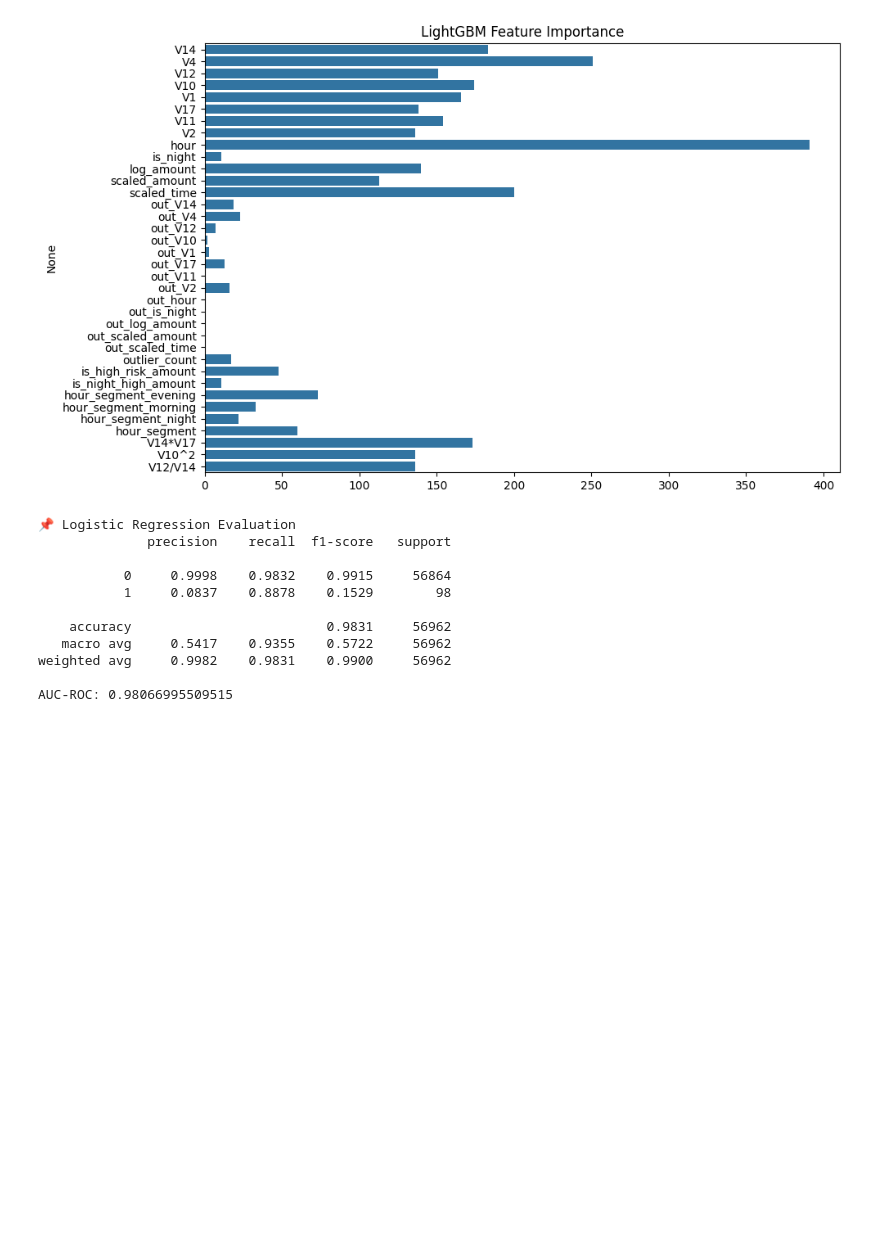
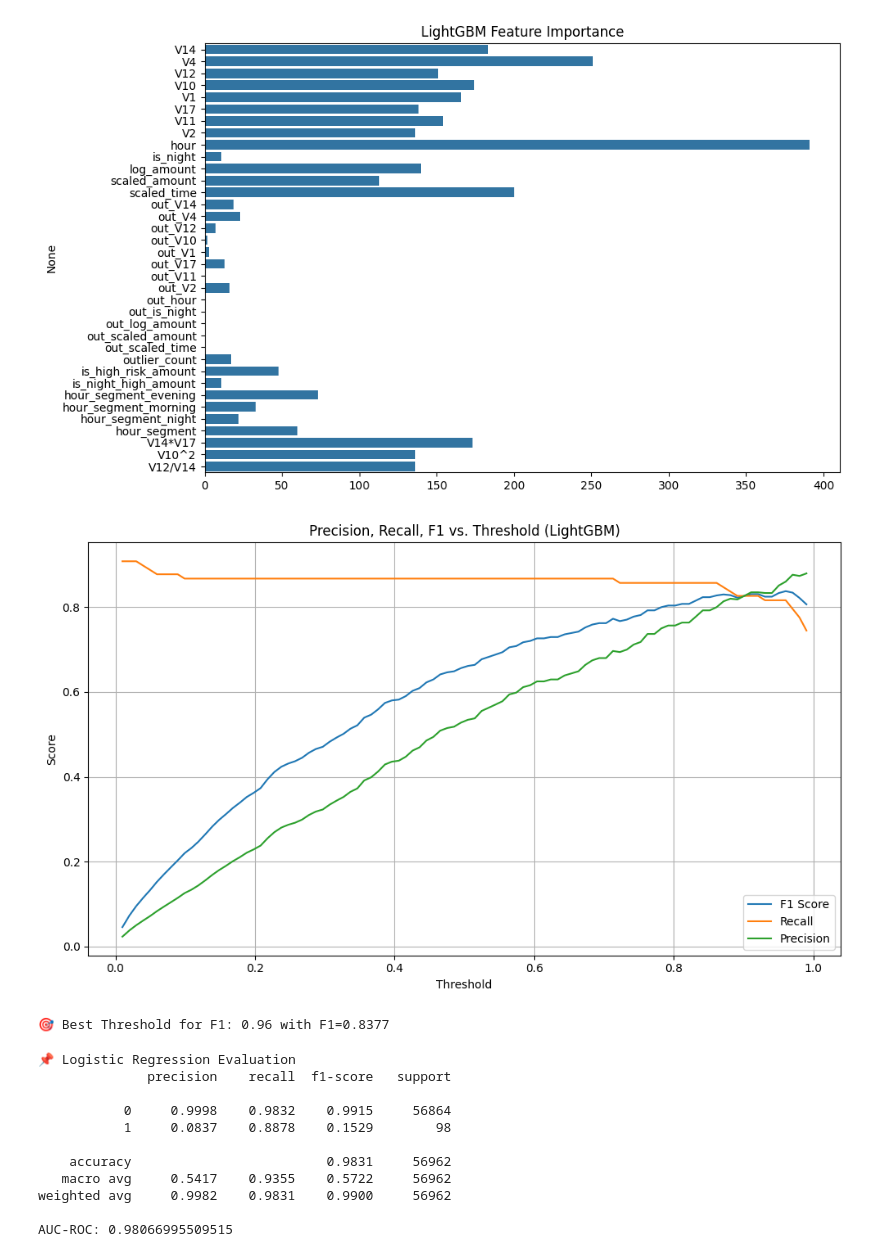
Before and after one commit to stevokwon/aws-fraud-detection, a Jupyter notebook: notebooks/02_model_dev.ipynb, the cells around one changed output. Drawn from its saved outputs; the diff is of its cells as text; code cells hidden in the pictures; blank space fills up the shorter version.

Commit message:
Finish modelling part (LightGBM, LR, hyperparameter tuning, etc.)

```diff
--- a/notebooks/02_model_dev.ipynb
+++ b/notebooks/02_model_dev.ipynb
@@ -198,6 +198,39 @@ plt.tight_layout()
 plt.show()
 # %% [output]
 [figure]
+# %%
+# 🎯 Threshold Tuning for LightGBM
+# Plot Precision, Recall, F1 across thresholds
+from sklearn.metrics import f1_score, recall_score, precision_score
+
+thresholds = np.linspace(0.01, 0.99, 100)
+f1_scores = []
+recalls = []
+precisions = []
+
+for t in thresholds:
+    preds = (y_pred_proba_lgb >= t).astype(int)
+    f1_scores.append(f1_score(y_test, preds))
+    recalls.append(recall_score(y_test, preds))
+    precisions.append(precision_score(y_test, preds))
+
+plt.figure(figsize=(10, 6))
+plt.plot(thresholds, f1_scores, label='F1 Score')
+plt.plot(thresholds, recalls, label='Recall')
+plt.plot(thresholds, precisions, label='Precision')
+plt.xlabel("Threshold")
+plt.ylabel("Score")
+plt.title("Precision, Recall, F1 vs. Threshold (LightGBM)")
+plt.legend()
+plt.grid(True)
+plt.tight_layout()
+plt.show()
+
+best_idx = np.argmax(f1_scores)
+print(f"🎯 Best Threshold for F1: {thresholds[best_idx]:.2f} with F1={f1_scores[best_idx]:.4f}")
+# %% [output]
+[figure, added]
+🎯 Best Threshold for F1: 0.96 with F1=0.8377
 # %%
 # 🧪 Evaluate Models
 plt.figure(figsize=(10, 6))
```
Also changed, not shown: parts of 7 cells of this notebook, 2 other files.
